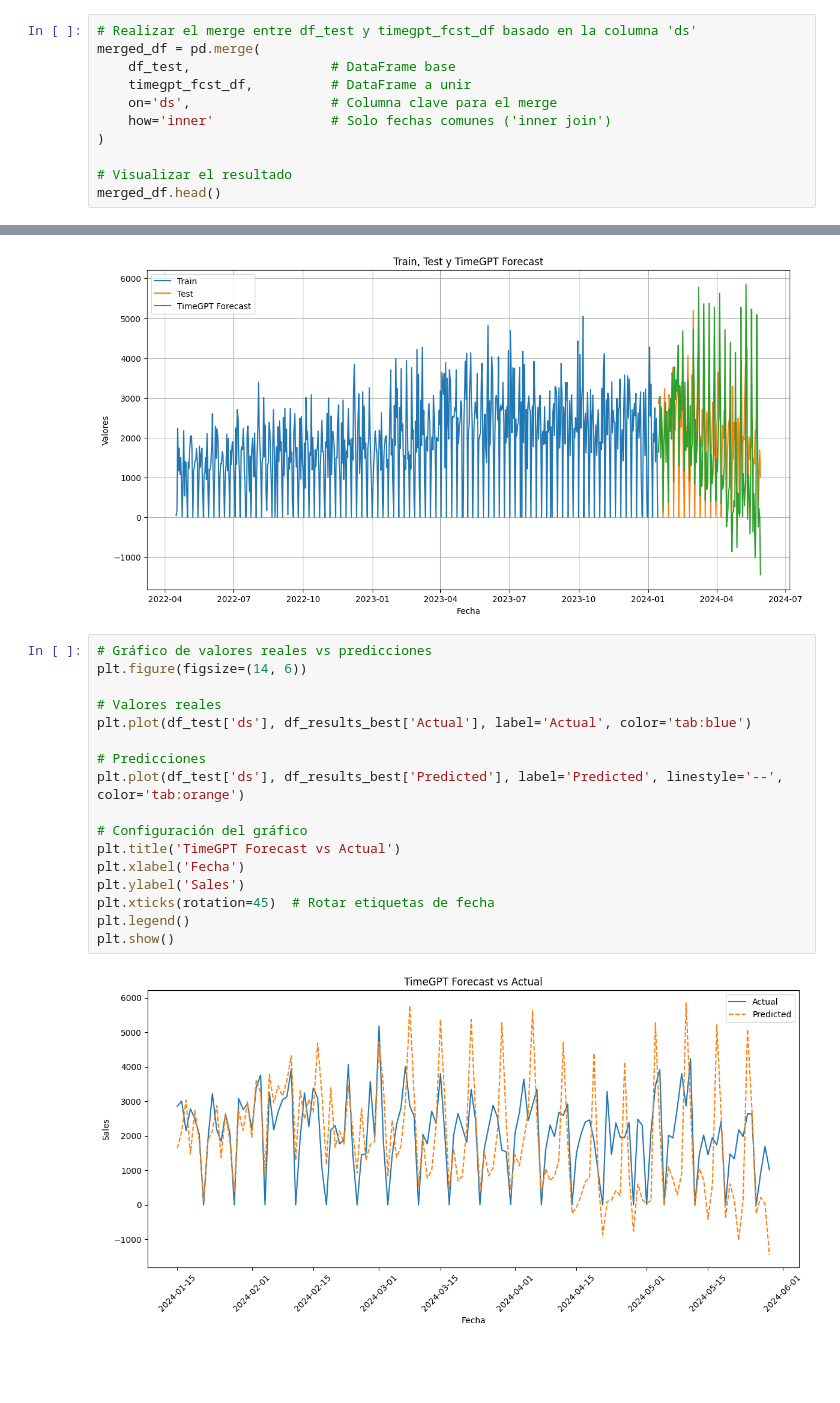
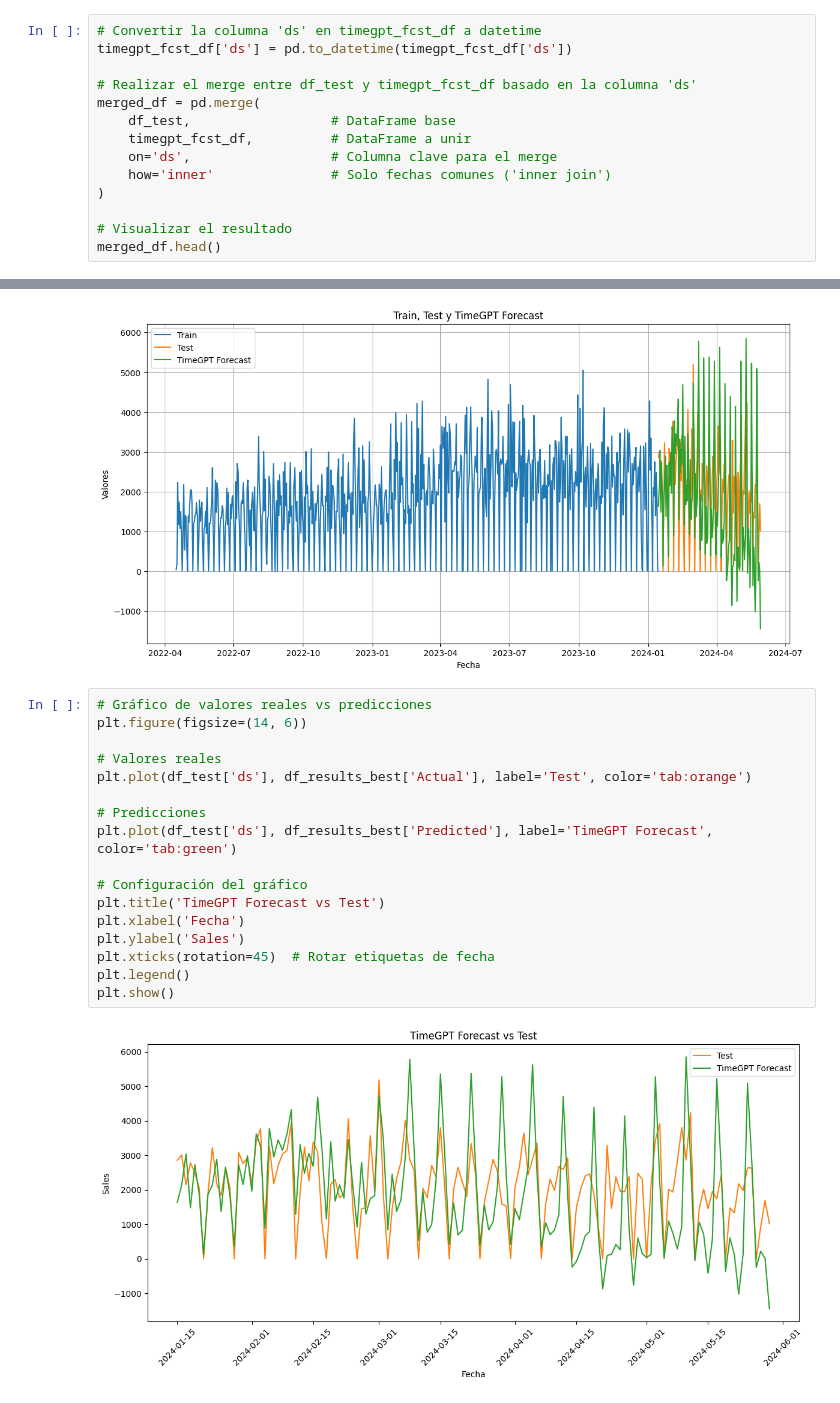
Before and after one commit to juanspadaro/forecasting_for_planning, a Jupyter notebook: 05_TimeGPT/forecast_facturapp_timegpt_prod.ipynb, the cells around one changed output, grey strips where cells are left out. Saved outputs shown, nothing was run; the diff lists cells and outputs as text; blank space fills up the shorter version.

Commit message:
fix: update graphic color scheme

```diff
--- a/05_TimeGPT/forecast_facturapp_timegpt_prod.ipynb
+++ b/05_TimeGPT/forecast_facturapp_timegpt_prod.ipynb
@@ -312,4 +311,7 @@ timegpt_fcst_df
 # %%
+# Convertir la columna 'ds' en timegpt_fcst_df a datetime
+timegpt_fcst_df['ds'] = pd.to_datetime(timegpt_fcst_df['ds'])
+
 # Realizar el merge entre df_test y timegpt_fcst_df basado en la columna 'ds'
 merged_df = pd.merge(
     df_test,                  # DataFrame base
@@ -377,19 +379,19 @@ plt.show()
 # %%
 # Gráfico de valores reales vs predicciones
 plt.figure(figsize=(14, 6))
 
 # Valores reales
-plt.plot(df_test['ds'], df_results_best['Actual'], label='Actual', color='tab:blue')
+plt.plot(df_test['ds'], df_results_best['Actual'], label='Test', color='tab:orange')
 
 # Predicciones
-plt.plot(df_test['ds'], df_results_best['Predicted'], label='Predicted', linestyle='--', color='tab:orange')
+plt.plot(df_test['ds'], df_results_best['Predicted'], label='TimeGPT Forecast', color='tab:green')
 
 # Configuración del gráfico
-plt.title('TimeGPT Forecast vs Actual')
+plt.title('TimeGPT Forecast vs Test')
 plt.xlabel('Fecha')
 plt.ylabel('Sales')
 plt.xticks(rotation=45)  # Rotar etiquetas de fecha
 plt.legend()
 plt.show()
 # %% [output]
-[figure, old version]
+[figure, new version]
```
Also changed, not shown: parts of 1 cell of this notebook.
